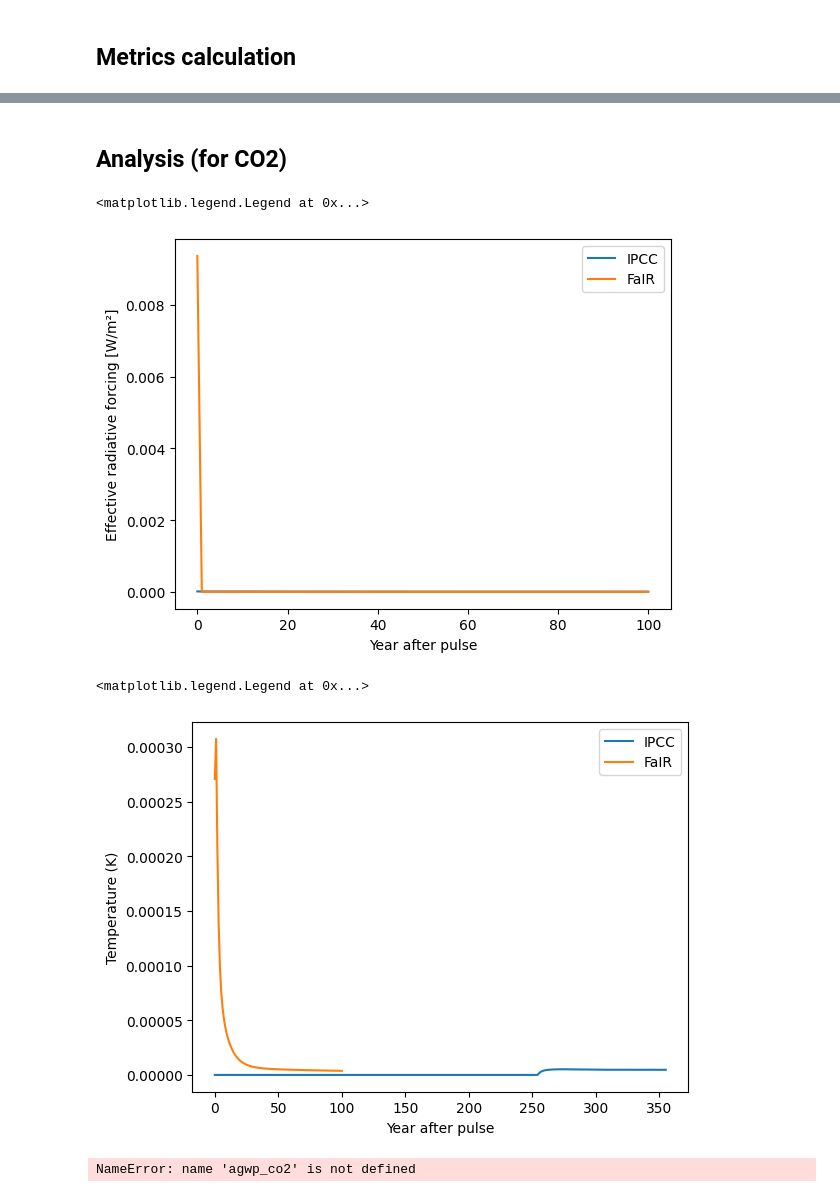
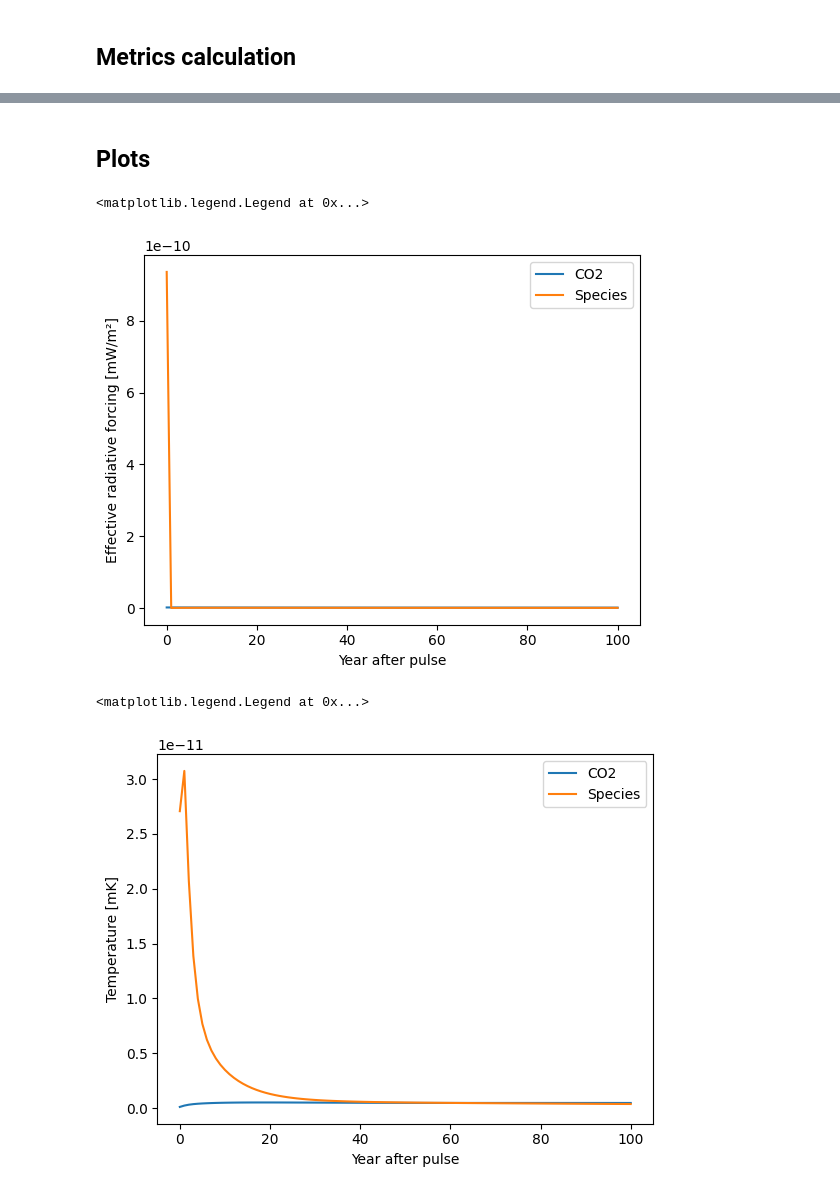
Before and after one commit to AeroMAPS/AeroCM, a Jupyter notebook: metrics_basic.ipynb, the cells around one changed output, grey strips where cells are left out. Cells and saved outputs as stored; diff of their text form; code cells hidden in the pictures.

Commit message:
Finish metrics calculation

```diff
--- a/metrics_basic.ipynb
+++ b/metrics_basic.ipynb
@@ -26,2 +30,8 @@ unit_value = 1*10**10 # [kg] or [km] for contrails
+# %%
+sensitivity_erf_co2 = 0 # Not used
+ratio_erf_rf_co2 = 1
+efficacy_rf_co2 = 1
+efficacy_erf_co2 = 1
+unit_value_co2 = 1*10**10
 # %%
 if studied_species == "Aviation CO2":
@@ -87,3 +90,20 @@ emission_profile_co2 = EmissionProfile(start_year,t0,time_horizon, 'pulse', unit
+# %%
+# CO2 climate impact
+if co2_method == 'IPCC':
+    radiative_forcing_co2, effective_radiative_forcing_co2, temperature_co2 = CO2IPCCClimateModel(start_year, end_year, unit_value_co2)
+    radiative_forcing_co2_unit, effective_radiative_forcing_co2_unit, temperature_co2_unit = radiative_forcing_co2/unit_value_co2, effective_radiative_forcing_co2/unit_value_co2, temperature_co2/unit_value_co2
+    agwp_rf_co2, agwp_erf_co2, aegwp_rf_co2, aegwp_erf_co2, agtp_co2, iagtp_co2, atr_co2 = CO2IPCCAbsoluteMetricsPulse(time_horizon)
+elif co2_method == 'FaIR':
+    radiative_forcing_co2, effective_radiative_forcing_co2, temperature_co2 = FaIRClimateModel(start_year, end_year, background_species_quantities, emission_profile_co2, "Aviation CO2", sensitivity_erf_co2, ratio_erf_rf_co2, efficacy_erf_co2)
+    radiative_forcing_co2_unit, effective_radiative_forcing_co2_unit, temperature_co2_unit = radiative_forcing_co2/unit_value_co2, effective_radiative_forcing_co2/unit_value_co2, temperature_co2/unit_value_co2
+    agwp_rf_co2, agwp_erf_co2, aegwp_rf_co2, aegwp_erf_co2, agtp_co2, iagtp_co2, atr_co2 = AbsoluteMetrics(radiative_forcing_co2_unit, effective_radiative_forcing_co2_unit, efficacy_rf_co2, efficacy_erf_co2, temperature_co2_unit, time_horizon)
 # %%
-radiative_forcing, effective_radiative_forcing, temperature = FaIRClimateModel(start_year, end_year, background_species_quantities, emission_profile, studied_species, sensitivity_erf, ratio_erf_rf)
+# Aviation species climate impact
+if climate_model == "GWP*":
+    radiative_forcing, effective_radiative_forcing, temperature = GWPStarClimateModel(start_year, end_year, emission_profile, studied_species, sensitivity_erf, ratio_erf_rf, efficacy_erf, tcre)
+elif climate_model == "LWE":
+    radiative_forcing, effective_radiative_forcing, temperature = LWEClimateModel(start_year, end_year, emission_profile, studied_species, sensitivity_erf, ratio_erf_rf, efficacy_erf, tcre)
+elif climate_model == "FaIR":
+    radiative_forcing, effective_radiative_forcing, temperature = FaIRClimateModel(start_year, end_year, background_species_quantities, emission_profile, studied_species, sensitivity_erf, ratio_erf_rf, efficacy_erf)
 radiative_forcing_unit, effective_radiative_forcing_unit, temperature_unit = radiative_forcing/unit_value, effective_radiative_forcing/unit_value, temperature/unit_value
+agwp_rf, agwp_erf, aegwp_rf, aegwp_erf, agtp, iagtp, atr = AbsoluteMetrics(radiative_forcing_unit, effective_radiative_forcing_unit, efficacy_rf, efficacy_erf, temperature_unit, time_horizon)
@@ -101,11 +110,7 @@ Coordinates:
 # %%
-if co2_method == 'IPCC':
-    radiative_forcing_co2, agwp_co2, aegwp_co2, temperature_co2, agtp_co2, iagtp_co2, atr_co2 = AbsoluteMetricsPulseDefaultCO2(time_horizon, unit_value)
-elif co2_method == 'FaIR':
-    radiative_forcing_co2, effective_radiative_forcing_co2, temperature_co2 = FaIRClimateModel(start_year, end_year, background_species_quantities, emission_profile, "Aviation CO2", sensitivity_erf_co2, ratio_erf_rf_co2)
-    radiative_forcing_co2_unit, effective_radiative_forcing_co2_unit, temperature_co2_unit = radiative_forcing_co2/unit_value_co2, effective_radiative_forcing_co2/unit_value_co2, temperature_co2/unit_value_co2
-    agwp_rf_co2, agwp_erf_co2, aegwp_rf_co2, aegwp_erf_co2, agtp_co2, iagtp_co2, atr_co2 = AbsoluteMetrics(radiative_forcing_co2_unit, effective_radiative_forcing_co2_unit, 1, 1, temperature_co2_unit, time_horizon)
-agwp_rf, agwp_erf, aegwp_rf, aegwp_erf, agtp, iagtp, atr = AbsoluteMetrics(radiative_forcing_unit, effective_radiative_forcing_unit, efficacy_rf, efficacy_erf, temperature_unit, time_horizon)
-print(agwp_rf, agwp_erf, aegwp_rf, aegwp_erf)
+# Relative metrics
 gwp_rf, gwp_erf, egwp_rf, egwp_erf, gtp, igtp, ratr = RelativeMetrics(agwp_rf_co2, agwp_erf_co2, aegwp_rf_co2, aegwp_erf_co2, agtp_co2, iagtp_co2, atr_co2, agwp_rf, agwp_erf, aegwp_rf, aegwp_erf, agtp, iagtp, atr)
+index_noms = ["GWP_RF", "GWP_ERF", "E-GWP_RF", "E-GWP_ERF", "GTP", "iGTP", "r-ATR"]
+df = pd.DataFrame([gwp_rf, gwp_erf, egwp_rf, egwp_erf, gtp, igtp, ratr], columns=["Value"], index=index_noms)
+df
 # %% [output]
@@ -136,27 +125,20 @@ df
 # %% [markdown]
-## Analysis (for CO2)
+## Plots
 # %%
-plt.plot(radiative_forcing_co2[t0-start_year:end_year], label='IPCC')
-plt.plot(effective_radiative_forcing[t0-start_year:end_year], label='FaIR')
+plt.plot(1000*effective_radiative_forcing_co2_unit[t0-start_year:end_year], label='CO2')
+plt.plot(1000*effective_radiative_forcing_unit[t0-start_year:end_year], label='Species')
 plt.xlabel('Year after pulse')
-plt.ylabel('Effective radiative forcing [W/m²]')
+plt.ylabel('Effective radiative forcing [mW/m²]')
 plt.legend()
 # %% [output]
 <matplotlib.legend.Legend at 0x...>
-[figure, old version]
+[figure, new version]
 # %%
-plt.plot(temperature_co2, label='IPCC')
-plt.plot(temperature[t0-start_year:end_year], label='FaIR')
+plt.plot(1000*temperature_co2_unit[t0-start_year:end_year], label='CO2')
+plt.plot(1000*temperature_unit[t0-start_year:end_year], label='Species')
 plt.xlabel('Year after pulse')
-plt.ylabel('Temperature (K)')
+plt.ylabel('Temperature [mK]')
 plt.legend()
 # %% [output]
 <matplotlib.legend.Legend at 0x...>
-[figure, old version]
+[figure, new version]
-# %%
-time = [k for k in range(0,time_horizon+1)]
-agwp_pulse = np.zeros(len(time))
-for k in range(0,time_horizon+1):
-    agwp_pulse[k] = time[k]*radiative_forcing[t0-start_year+k]/(agwp_co2)
-# %% [output]
-NameError: name 'agwp_co2' is not defined
```
Also changed, not shown: parts of 11 cells of this notebook, 9 other files.
